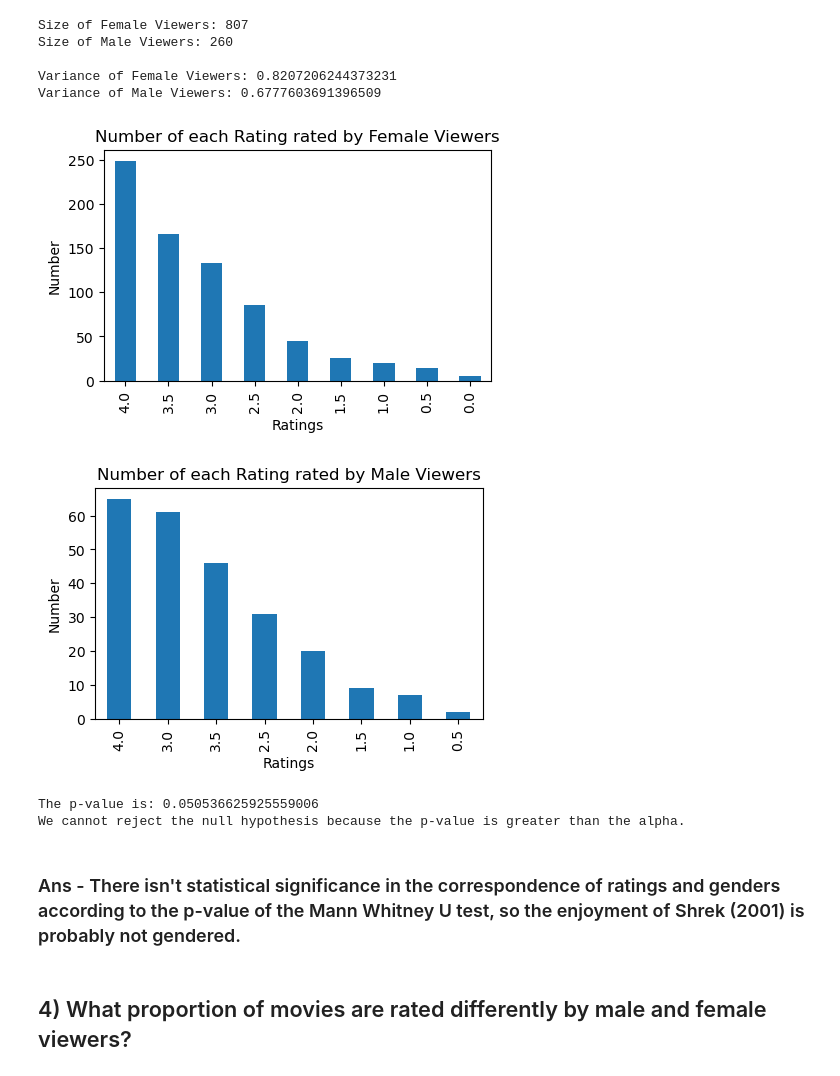
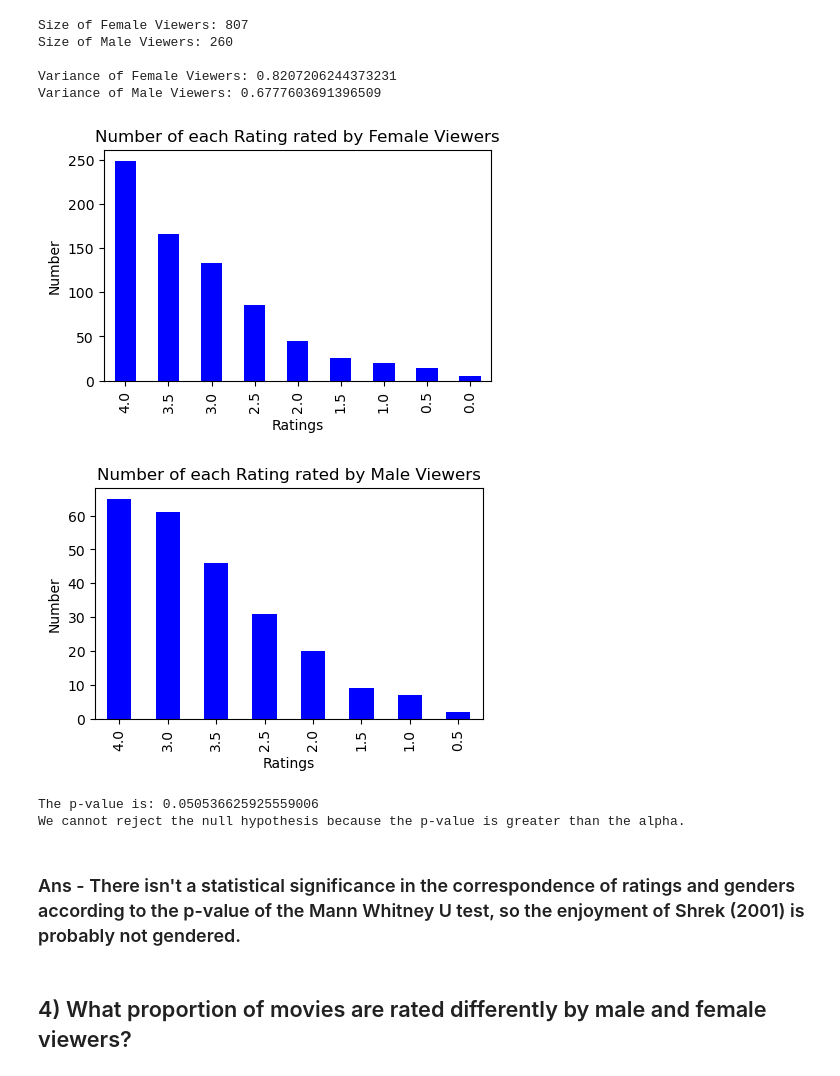
Before and after one commit to ANNIZHENG/DataAnalysis1, a Jupyter notebook: DataAnalysis1.ipynb, the cells around one changed output. Cells and saved outputs as stored; diff of their text form; code cells hidden in the pictures.

```diff
--- a/DataAnalysis1.ipynb
+++ b/DataAnalysis1.ipynb
@@ -195,22 +195,22 @@ Variance of Male Viewers: 0.6777603691396509
 # %%
 # Concat two ratings into one DataFrame for statistical use
 
-shrek_genders_f.value_counts().plot(kind='bar', figsize=(5, 3))
+shrek_genders_f.value_counts().plot(kind='bar', color='blue', figsize=(5, 3))
 plt.title("Number of each Rating rated by Female Viewers")
 plt.xlabel("Ratings")
 plt.ylabel("Number")
 plt.show()
 
-shrek_genders_m.value_counts().plot(kind='bar', figsize=(5, 3))
+shrek_genders_m.value_counts().plot(kind='bar', color='blue', figsize=(5, 3))
 plt.title("Number of each Rating rated by Male Viewers")
 plt.xlabel("Ratings")
 plt.ylabel("Number")
 plt.show()
 
 # The data distribution of both groups are somewhat skewed so we are going to use medians in statistical test
 # %% [output]
-[figure, old version]
+[figure, new version]
-[figure, old version]
+[figure, new version]
 # %%
 # Choose a statistical test to use
 
@@ -233,7 +233,7 @@ else:
 The p-value is: 0.050536625925559006
 We cannot reject the null hypothesis because the p-value is greater than the alpha.
 # %% [markdown]
-### Ans - There isn't statistical significance in the correspondence of ratings and genders according to the p-value of the Mann Whitney U test, so the enjoyment of Shrek (2001) is probably not gendered.
+### Ans - There isn't a statistical significance in the correspondence of ratings and genders according to the p-value of the Mann Whitney U test, so the enjoyment of Shrek (2001) is probably not gendered.
 # %% [markdown]
 ## 4) What proportion of movies are rated differently by male and female viewers?
 # %%
```
Also changed, not shown: parts of 48 cells of this notebook.
